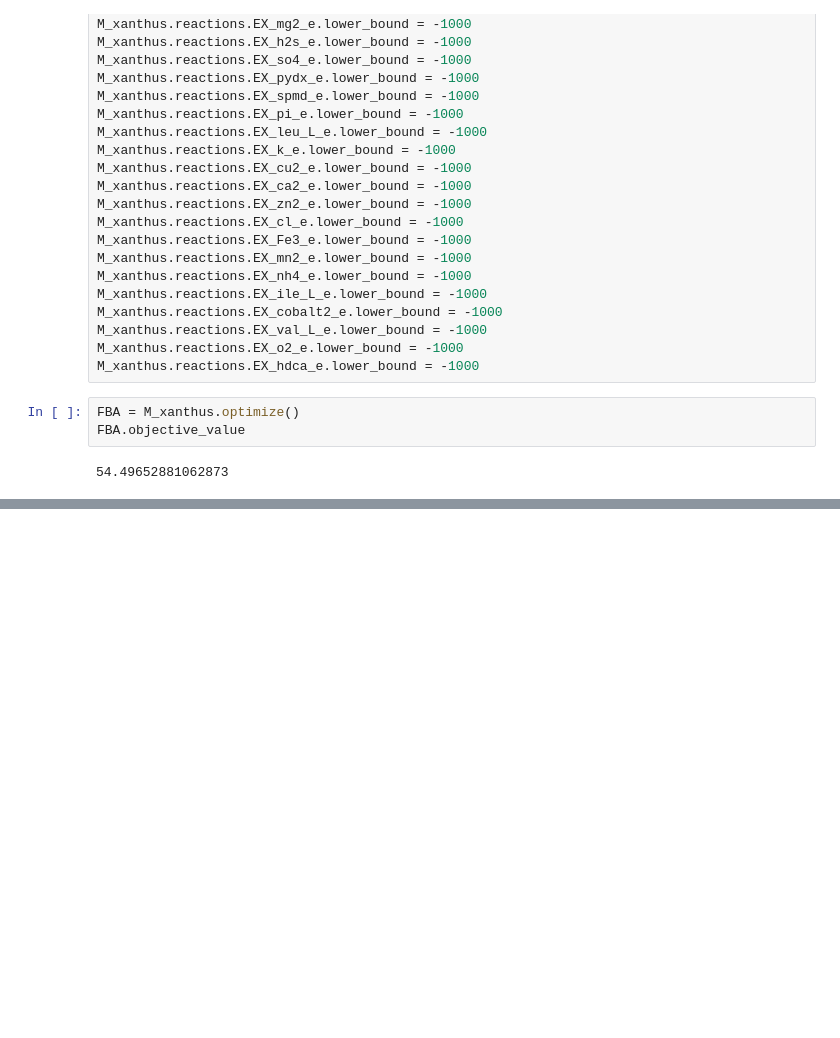
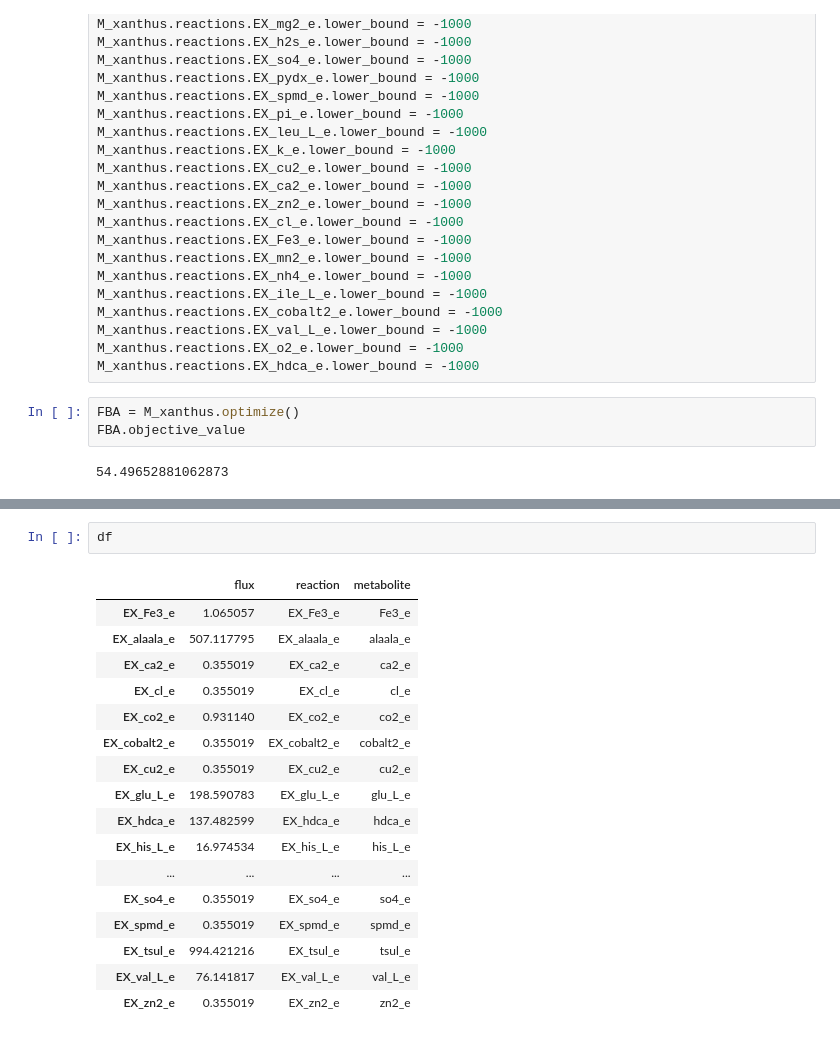
Before and after one commit to BondonMickael/M_xanthus-E_coli-Predation, a Jupyter notebook: notebooks/test_growth.ipynb, the cells around one changed output, grey strips where cells are left out. Saved outputs shown, nothing was run; the diff lists cells and outputs as text; blank space fills up the shorter version.

```diff
--- a/notebooks/test_growth.ipynb
+++ b/notebooks/test_growth.ipynb
@@ -708,3 +711,23 @@ Secretion
 | h2o_e | EX_h2o_e | -1000 | 0 | 0.00% |
 | h_e | EX_h_e | -220.2 | 0 | 0.00% |
 | metox_e | EX_metox_e | -1.37 | 5 | 100.00% |
+# %%
+df
+# %% [output]
+|  | flux | reaction | metabolite |
+| EX_Fe3_e | 1.065057 | EX_Fe3_e | Fe3_e |
+| EX_alaala_e | 507.117795 | EX_alaala_e | alaala_e |
+| EX_ca2_e | 0.355019 | EX_ca2_e | ca2_e |
+| EX_cl_e | 0.355019 | EX_cl_e | cl_e |
+| EX_co2_e | 0.931140 | EX_co2_e | co2_e |
+| EX_cobalt2_e | 0.355019 | EX_cobalt2_e | cobalt2_e |
+| EX_cu2_e | 0.355019 | EX_cu2_e | cu2_e |
+| EX_glu_L_e | 198.590783 | EX_glu_L_e | glu_L_e |
+| EX_hdca_e | 137.482599 | EX_hdca_e | hdca_e |
+| EX_his_L_e | 16.974534 | EX_his_L_e | his_L_e |
+| ... | ... | ... | ... |
+| EX_so4_e | 0.355019 | EX_so4_e | so4_e |
+| EX_spmd_e | 0.355019 | EX_spmd_e | spmd_e |
+| EX_tsul_e | 994.421216 | EX_tsul_e | tsul_e |
+| EX_val_L_e | 76.141817 | EX_val_L_e | val_L_e |
+| EX_zn2_e | 0.355019 | EX_zn2_e | zn2_e |
```
Also changed, not shown: parts of 19 cells of this notebook, 11 other files.
